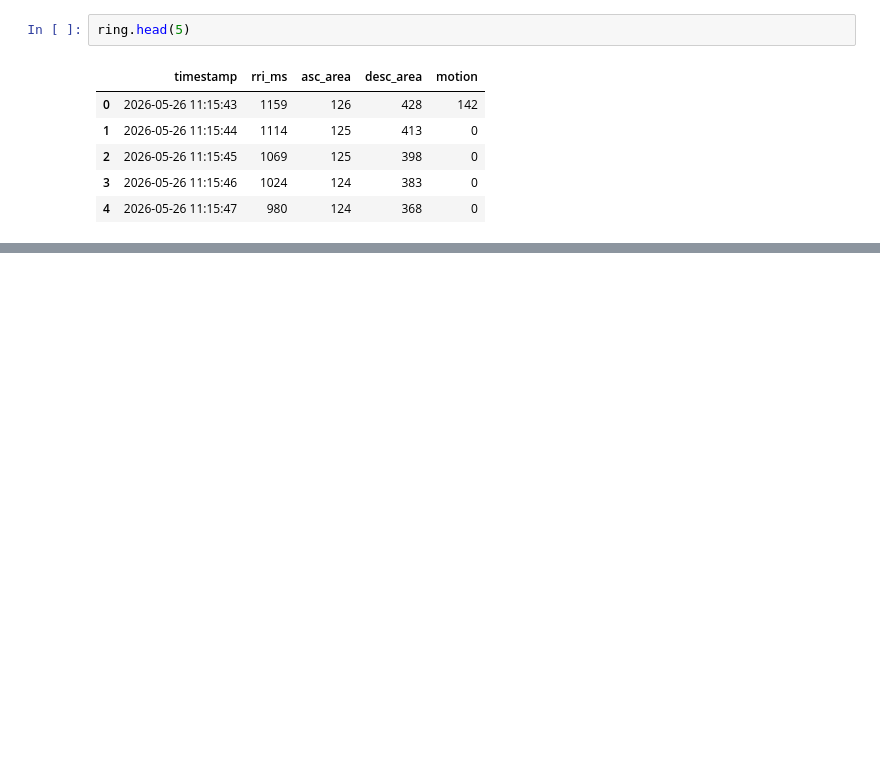
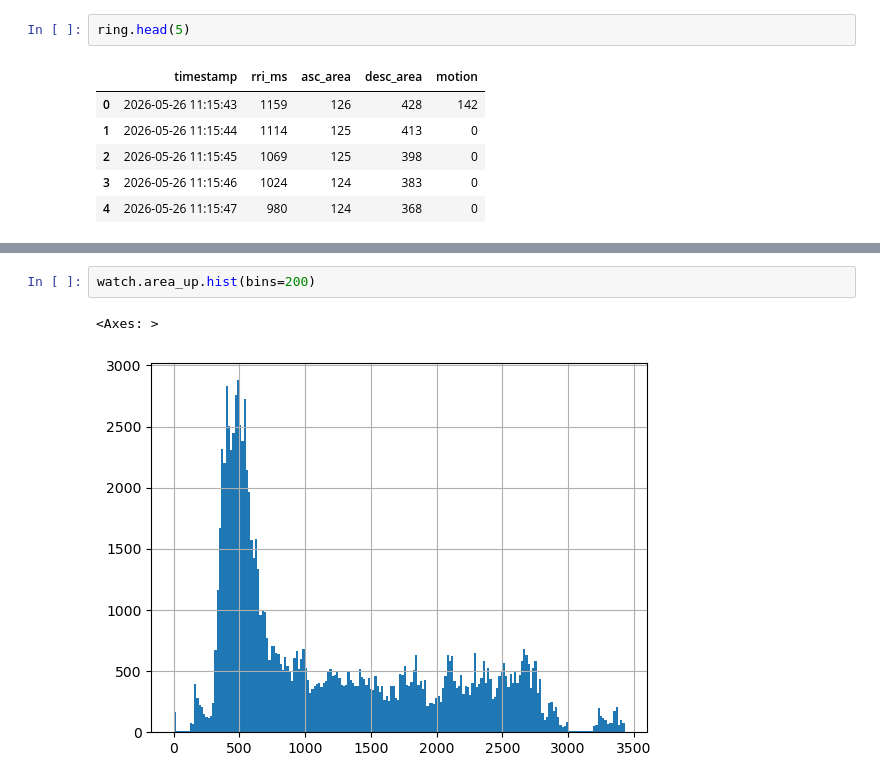
Before and after one commit to ShixinWang-proj/preprocess-AdaptiveViewer-asC, a Jupyter notebook: notebooks/step18_is_area_wrong.ipynb, the cells around one changed output, grey strips where cells are left out. Saved outputs shown, nothing was run; the diff lists cells and outputs as text; blank space fills up the shorter version.

```diff
--- a/notebooks/step18_is_area_wrong.ipynb
+++ b/notebooks/step18_is_area_wrong.ipynb
@@ -45,0 +65,5 @@ ring.head(5)
+# %%
+watch.area_up.hist(bins=200)
+# %% [output]
+<Axes: >
+[figure, added]
```
Also changed, not shown: parts of 6 cells of this notebook, 3 other files.
